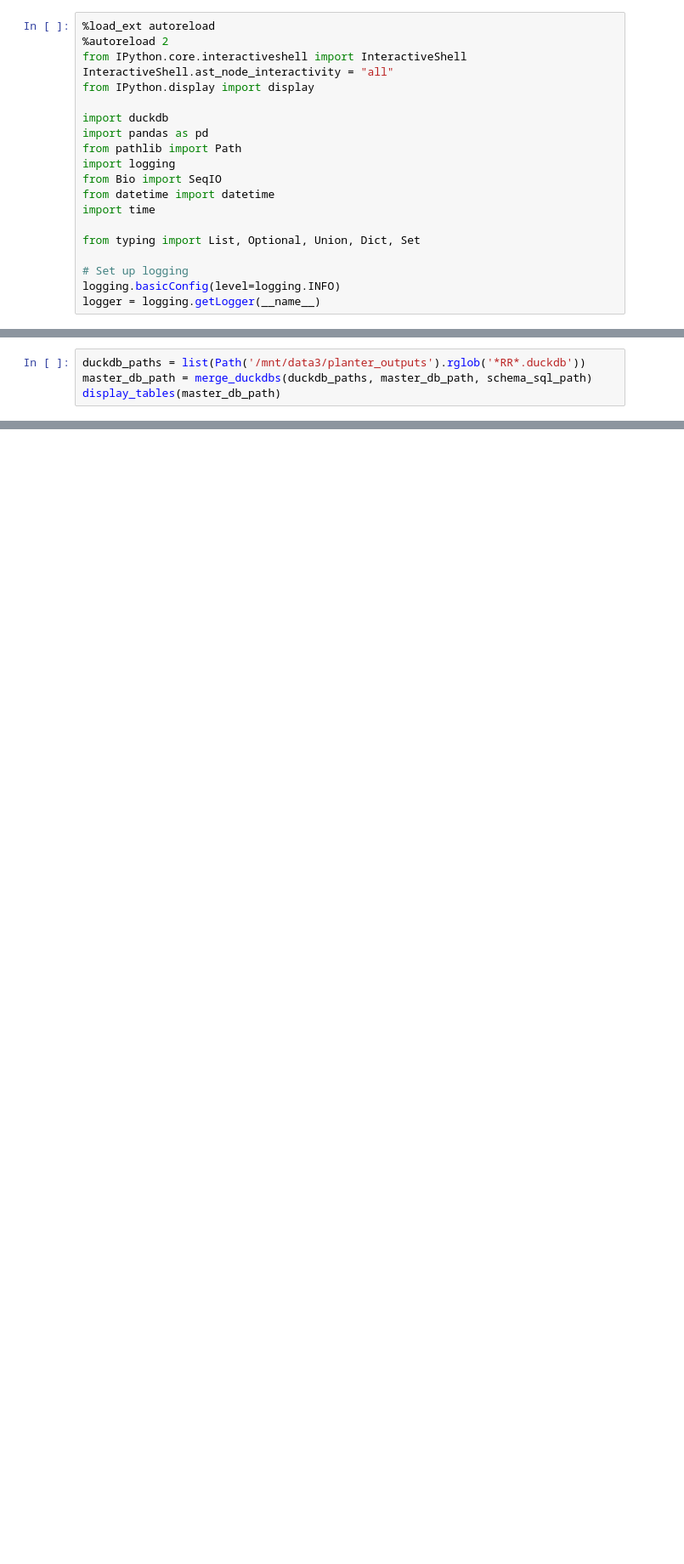
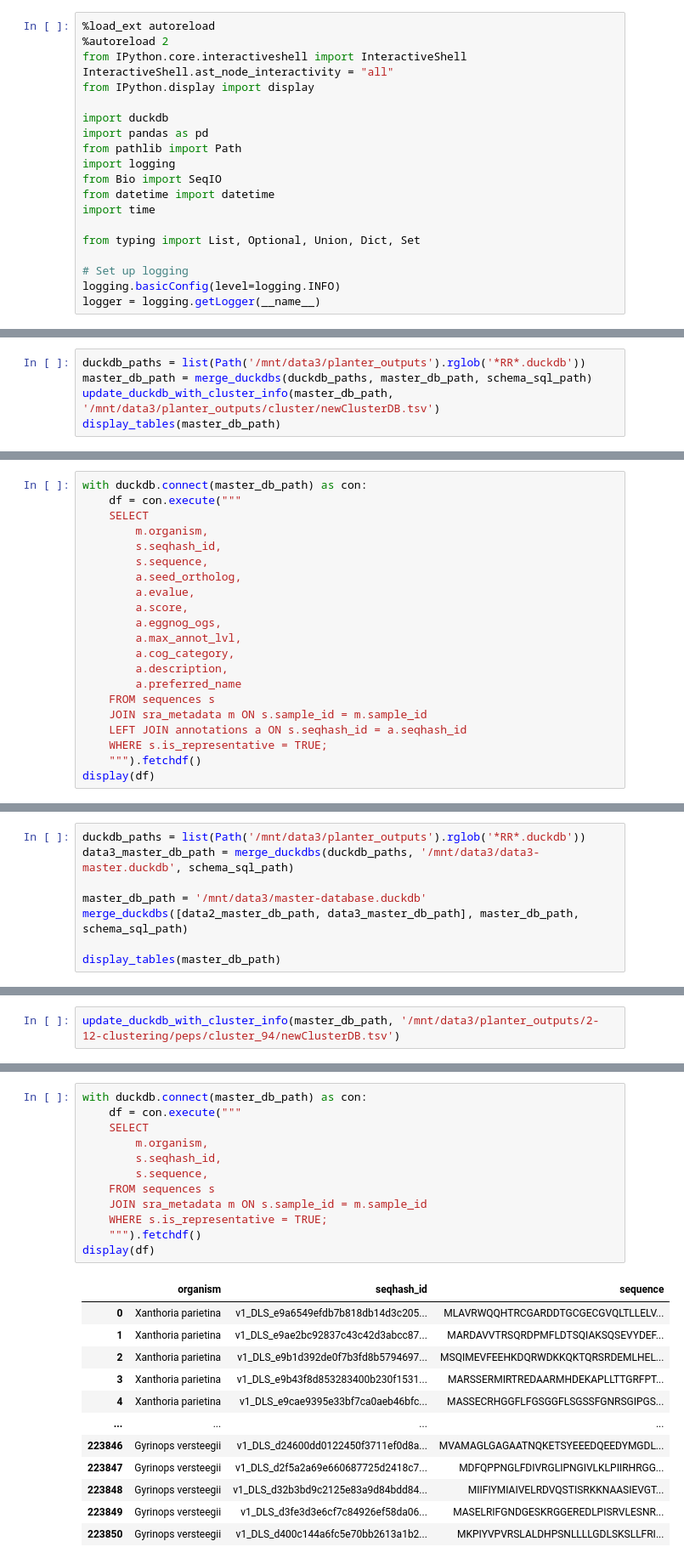
Before and after one commit to arudhir/planter, a Jupyter notebook: notebooks/master-database.ipynb, the cells around one changed output, grey strips where cells are left out. Shown at 85% size. Saved outputs shown, nothing was run; the diff lists cells and outputs as text; blank space fills up the shorter version.

Commit message:
We have cleaned up S3, created a master.db and code in notebook, about to update finalize.smk

```diff
--- a/notebooks/master-database.ipynb
+++ b/notebooks/master-database.ipynb
@@ -205,4 +187,5 @@ kegg_info has 0 rows and 6 columns
 # %%
 duckdb_paths = list(Path('/mnt/data3/planter_outputs').rglob('*RR*.duckdb'))
 master_db_path = merge_duckdbs(duckdb_paths, master_db_path, schema_sql_path)
+update_duckdb_with_cluster_info(master_db_path, '/mnt/data3/planter_outputs/cluster/newClusterDB.tsv')
 display_tables(master_db_path)
@@ -283,0 +194,21 @@ kegg_info has 0 rows and 6 columns
+# %%
+with duckdb.connect(master_db_path) as con:
+    df = con.execute("""
+    SELECT
+        m.organism,
+        s.seqhash_id,
+        s.sequence,
+        a.seed_ortholog,
+        a.evalue,
+        a.score,
+        a.eggnog_ogs,
+        a.max_annot_lvl,
+        a.cog_category,
+        a.description,
+        a.preferred_name
+    FROM sequences s
+    JOIN sra_metadata m ON s.sample_id = m.sample_id
+    LEFT JOIN annotations a ON s.seqhash_id = a.seqhash_id
+    WHERE s.is_representative = TRUE;
+    """).fetchdf()
+display(df)
@@ -283,0 +231,8 @@ kegg_info has 0 rows and 6 columns
+# %%
+duckdb_paths = list(Path('/mnt/data3/planter_outputs').rglob('*RR*.duckdb'))
+data3_master_db_path = merge_duckdbs(duckdb_paths, '/mnt/data3/data3-master.duckdb', schema_sql_path)
+
+master_db_path = '/mnt/data3/master-database.duckdb'
+merge_duckdbs([data2_master_db_path, data3_master_db_path], master_db_path, schema_sql_path)
+
+display_tables(master_db_path)
@@ -283,0 +254,2 @@ kegg_info has 0 rows and 6 columns
+# %%
+update_duckdb_with_cluster_info(master_db_path, '/mnt/data3/planter_outputs/2-12-clustering/peps/cluster_94/newClusterDB.tsv')
@@ -283,0 +265,25 @@ kegg_info has 0 rows and 6 columns
+# %%
+with duckdb.connect(master_db_path) as con:
+    df = con.execute("""
+    SELECT
+        m.organism,
+        s.seqhash_id,
+        s.sequence,
+    FROM sequences s
+    JOIN sra_metadata m ON s.sample_id = m.sample_id
+    WHERE s.is_representative = TRUE;
+    """).fetchdf()
+display(df)
+# %% [output]
+|  | organism | seqhash_id | sequence |
+| 0 | Xanthoria parietina | v1_DLS_e9a6549efdb7b818db14d3c205... | MLAVRWQQHTRCGARDDTGCGECGVQLTLLELV... |
+| 1 | Xanthoria parietina | v1_DLS_e9ae2bc92837c43c42d3abcc87... | MARDAVVTRSQRDPMFLDTSQIAKSQSEVYDEF... |
+| 2 | Xanthoria parietina | v1_DLS_e9b1d392de0f7b3fd8b5794697... | MSQIMEVFEEHKDQRWDKKQKTQRSRDEMLHEL... |
+| 3 | Xanthoria parietina | v1_DLS_e9b43f8d853283400b230f1531... | MARSSERMIRTREDAARMHDEKAPLLTTGRFPT... |
+| 4 | Xanthoria parietina | v1_DLS_e9cae9395e33bf7ca0aeb46bfc... | MASSECRHGGFLFGSGGFLSGSSFGNRSGIPGS... |
+| ... | ... | ... | ... |
+| 223846 | Gyrinops versteegii | v1_DLS_d24600dd0122450f3711ef0d8a... | MVAMAGLGAGAATNQKETSYEEEDQEEDYMGDL... |
+| 223847 | Gyrinops versteegii | v1_DLS_d2f5a2a69e660687725d2418c7... | MDFQPPNGLFDIVRGLIPNGIVLKLPIIRHRGG... |
+| 223848 | Gyrinops versteegii | v1_DLS_d32b3bd9c2125e83a9d84bdd84... | MIIFIYMIAIVELRDVQSTISRKKNAASIEVGT... |
+| 223849 | Gyrinops versteegii | v1_DLS_d3fe3d3e6cf7c84926ef58da06... | MASELRIFGNDGESKRGGEREDLPISRVLESNR... |
+| 223850 | Gyrinops versteegii | v1_DLS_d400c144a6fc5e70bb2613a1b2... | MKPIYVPVRSLALDHPSNLLLLGDLSKSLLFRI... |
```
Also changed, not shown: parts of 39 cells of this notebook, 1 other file.
